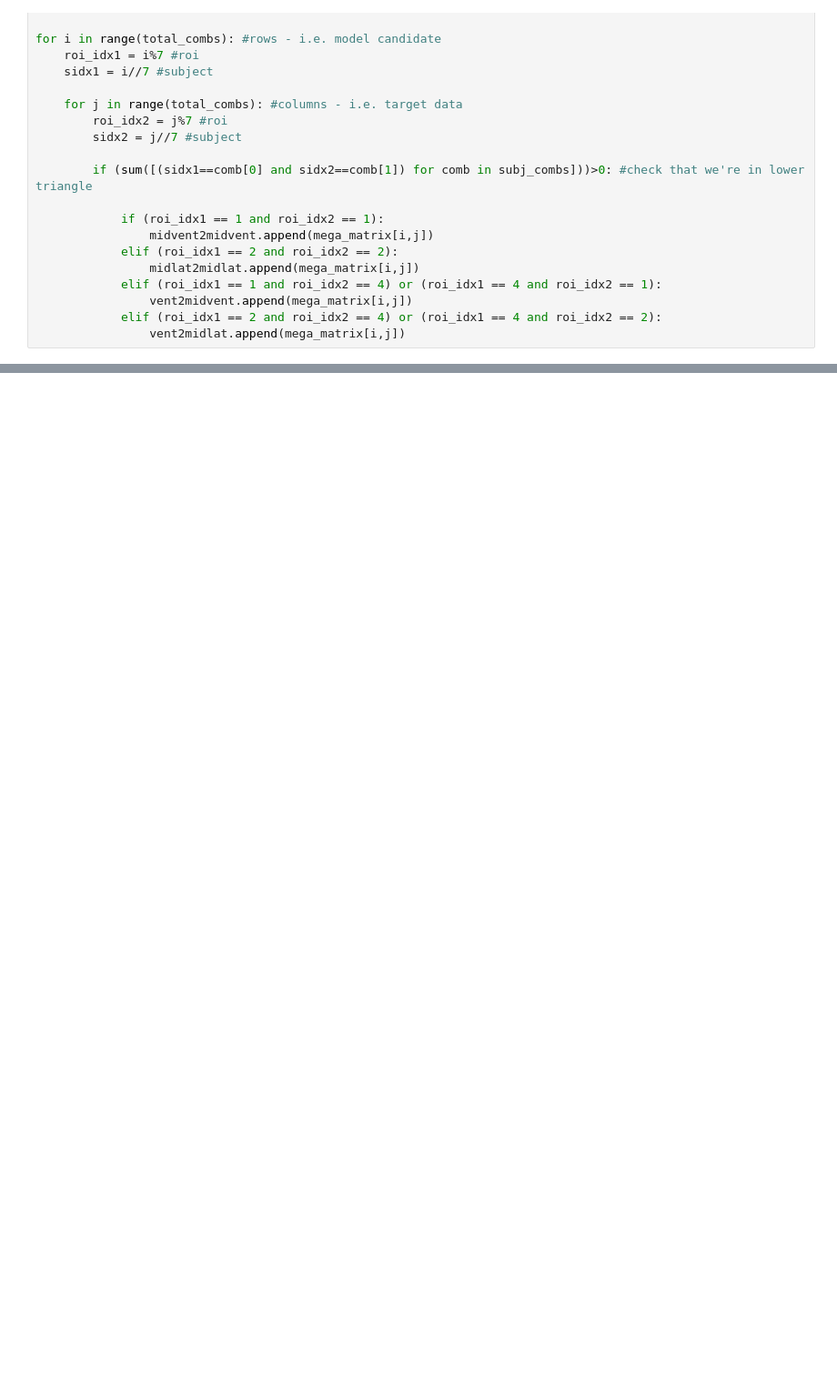
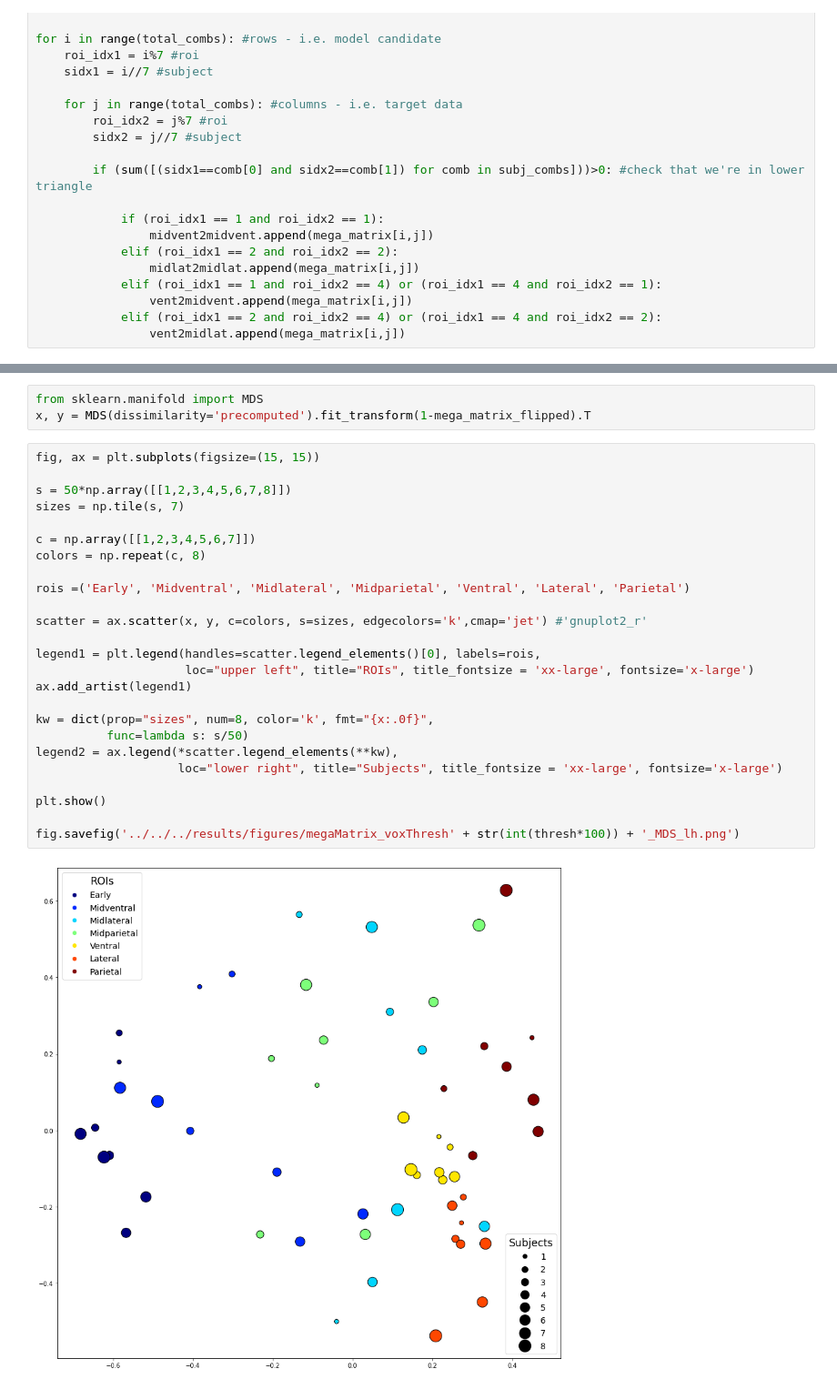
Before and after one commit to dawnfinzi/streams, a Jupyter notebook: notebooks/Mega_matrix_disattentuation_lh.ipynb, the cells around one changed output, grey strips where cells are left out. Shown at 91% size. Cells and saved outputs as stored; diff of their text form; blank space fills up the shorter version.

```diff
--- a/notebooks/Mega_matrix_disattentuation_lh.ipynb
+++ b/notebooks/Mega_matrix_disattentuation_lh.ipynb
@@ -303,0 +382,30 @@ print(np.mean(vent2midlat))
+# %%
+from sklearn.manifold import MDS
+x, y = MDS(dissimilarity='precomputed').fit_transform(1-mega_matrix_flipped).T
+# %%
+fig, ax = plt.subplots(figsize=(15, 15))
+
+s = 50*np.array([[1,2,3,4,5,6,7,8]])
+sizes = np.tile(s, 7)
+
+c = np.array([[1,2,3,4,5,6,7]])
+colors = np.repeat(c, 8)
+
+rois =('Early', 'Midventral', 'Midlateral', 'Midparietal', 'Ventral', 'Lateral', 'Parietal')
+
+scatter = ax.scatter(x, y, c=colors, s=sizes, edgecolors='k',cmap='jet') #'gnuplot2_r'
+
+legend1 = plt.legend(handles=scatter.legend_elements()[0], labels=rois,
+                     loc="upper left", title="ROIs", title_fontsize = 'xx-large', fontsize='x-large')
+ax.add_artist(legend1)
+
+kw = dict(prop="sizes", num=8, color='k', fmt="{x:.0f}",
+          func=lambda s: s/50)
+legend2 = ax.legend(*scatter.legend_elements(**kw),
+                    loc="lower right", title="Subjects", title_fontsize = 'xx-large', fontsize='x-large')
+
+plt.show()
+
+fig.savefig('../../../results/figures/megaMatrix_voxThresh' + str(int(thresh*100)) + '_MDS_lh.png')
+# %% [output]
+[figure, added]
```
Also changed, not shown: parts of 9 cells of this notebook, 1 other file.
